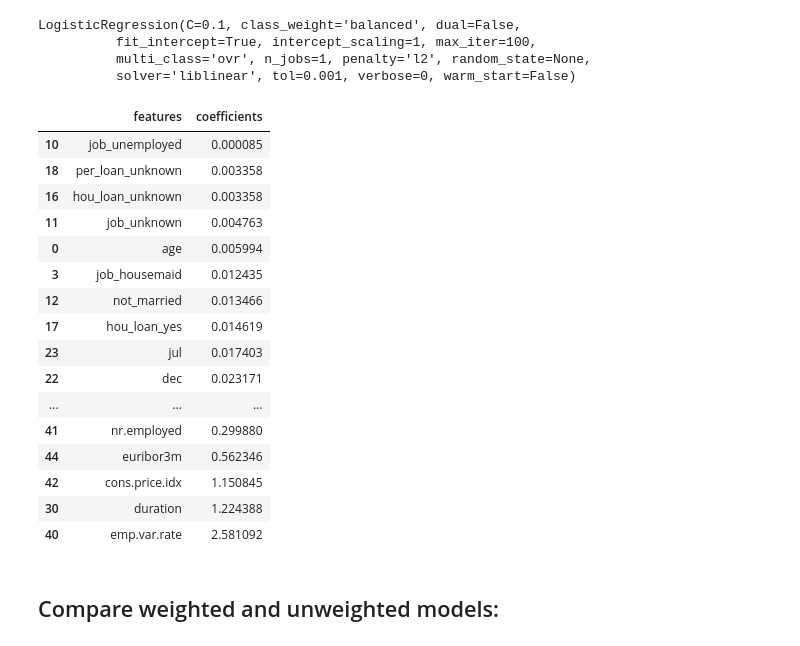
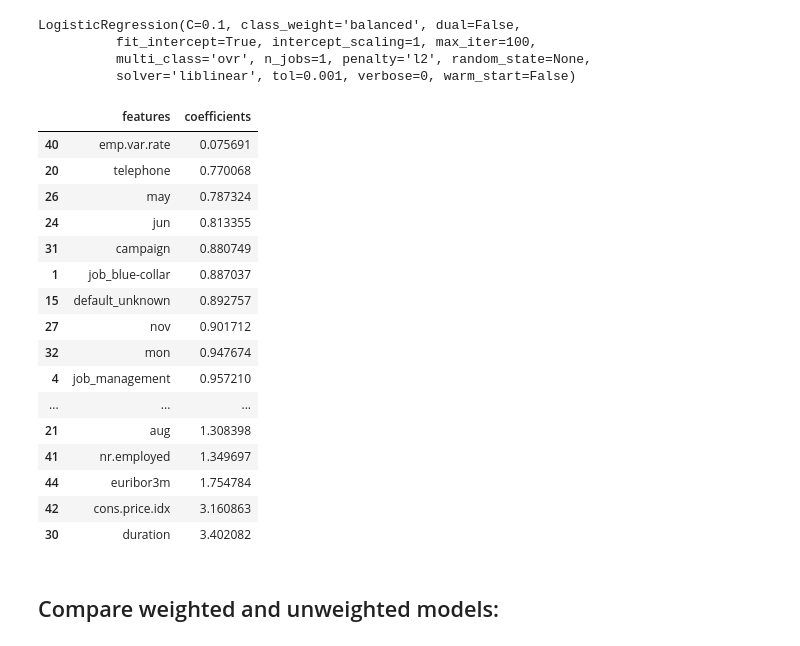
Before and after one commit to yatong2/Springboard, a Jupyter notebook: capstone_project_1/Data_Cleaning_Rearranging_Training.ipynb, the cells around one changed output. Saved outputs shown, nothing was run; the diff lists cells and outputs as text; code cells hidden in the pictures.

Commit message:
Revise coefficient vs feature table and change excluded features in optimal dataset

```diff
--- a/capstone_project_1/Data_Cleaning_Rearranging_Training.ipynb
+++ b/capstone_project_1/Data_Cleaning_Rearranging_Training.ipynb
@@ -257,29 +257,29 @@ LogisticRegression(C=0.1, class_weight='balanced', dual=False,
 # %%
 # Present features sorted by their corresponding coefficients
 a = data_df.drop([data_df.columns[-1]], axis=1)
 features = pd.DataFrame(a.columns, columns=['features'])
-coefficients = pd.DataFrame(abs(model1.coef_)).unstack().unstack()
+coefficients = pd.DataFrame(np.exp(model1.coef_)).unstack().unstack()
 results = pd.concat([features, coefficients], axis=1)
 results.columns = ['features', 'coefficients']
 results.sort_values(by='coefficients')
 # %% [output]
 |  | features | coefficients |
-| 10 | job_unemployed | 0.000085 |
-| 18 | per_loan_unknown | 0.003358 |
-| 16 | hou_loan_unknown | 0.003358 |
-| 11 | job_unknown | 0.004763 |
-| 0 | age | 0.005994 |
-| 3 | job_housemaid | 0.012435 |
-| 12 | not_married | 0.013466 |
-| 17 | hou_loan_yes | 0.014619 |
-| 23 | jul | 0.017403 |
-| 22 | dec | 0.023171 |
+| 40 | emp.var.rate | 0.075691 |
+| 20 | telephone | 0.770068 |
+| 26 | may | 0.787324 |
+| 24 | jun | 0.813355 |
+| 31 | campaign | 0.880749 |
+| 1 | job_blue-collar | 0.887037 |
+| 15 | default_unknown | 0.892757 |
+| 27 | nov | 0.901712 |
+| 32 | mon | 0.947674 |
+| 4 | job_management | 0.957210 |
 | ... | ... | ... |
-| 41 | nr.employed | 0.299880 |
-| 44 | euribor3m | 0.562346 |
-| 42 | cons.price.idx | 1.150845 |
-| 30 | duration | 1.224388 |
-| 40 | emp.var.rate | 2.581092 |
+| 21 | aug | 1.308398 |
+| 41 | nr.employed | 1.349697 |
+| 44 | euribor3m | 1.754784 |
+| 42 | cons.price.idx | 3.160863 |
+| 30 | duration | 3.402082 |
 # %% [markdown]
 ## Compare weighted and unweighted models:
 # %%
```
Also changed, not shown: parts of 6 cells of this notebook, 1 other file.
